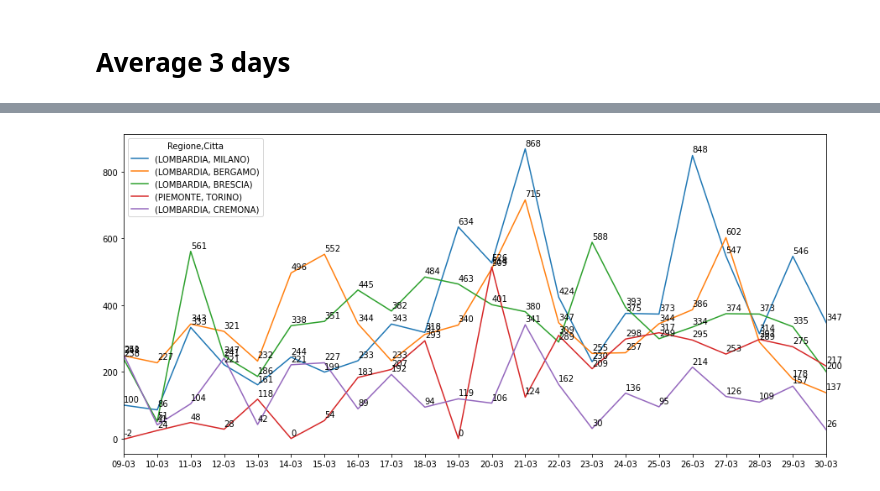
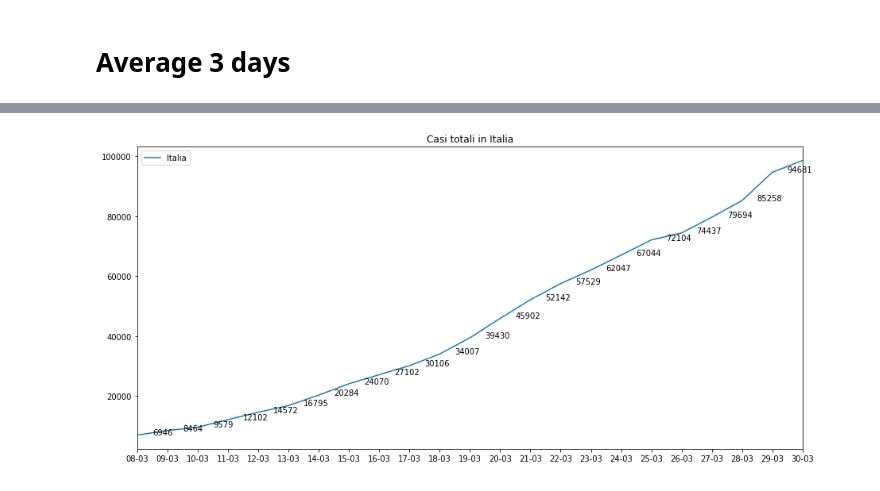
Before and after one commit to baraldian/analyzing-covid-infections-italy, a Jupyter notebook: Andamento COVID.ipynb, the cells around one changed output, grey strips where cells are left out. Cells and saved outputs as stored; diff of their text form; code cells hidden in the pictures.

```diff
--- a/Andamento COVID.ipynb
+++ b/Andamento COVID.ipynb
@@ -105,4 +104,7 @@ _ = plot_annotate(avg3.head(5))
-# %%
-_ = plot_annotate(crescita.head(5))
-# %% [output]
-[figure, removed]
+# %%
+casi_italia = sorted_by_infections.sum(axis=0).to_frame().T
+casi_italia.index= ['Italia']
+# %%
+_ = plot_annotate(casi_italia, 'Casi totali in Italia', xdelta=0.5)
+# %% [output]
+[figure, added]
```
Also changed, not shown: parts of 8 cells of this notebook, 1 other file.
